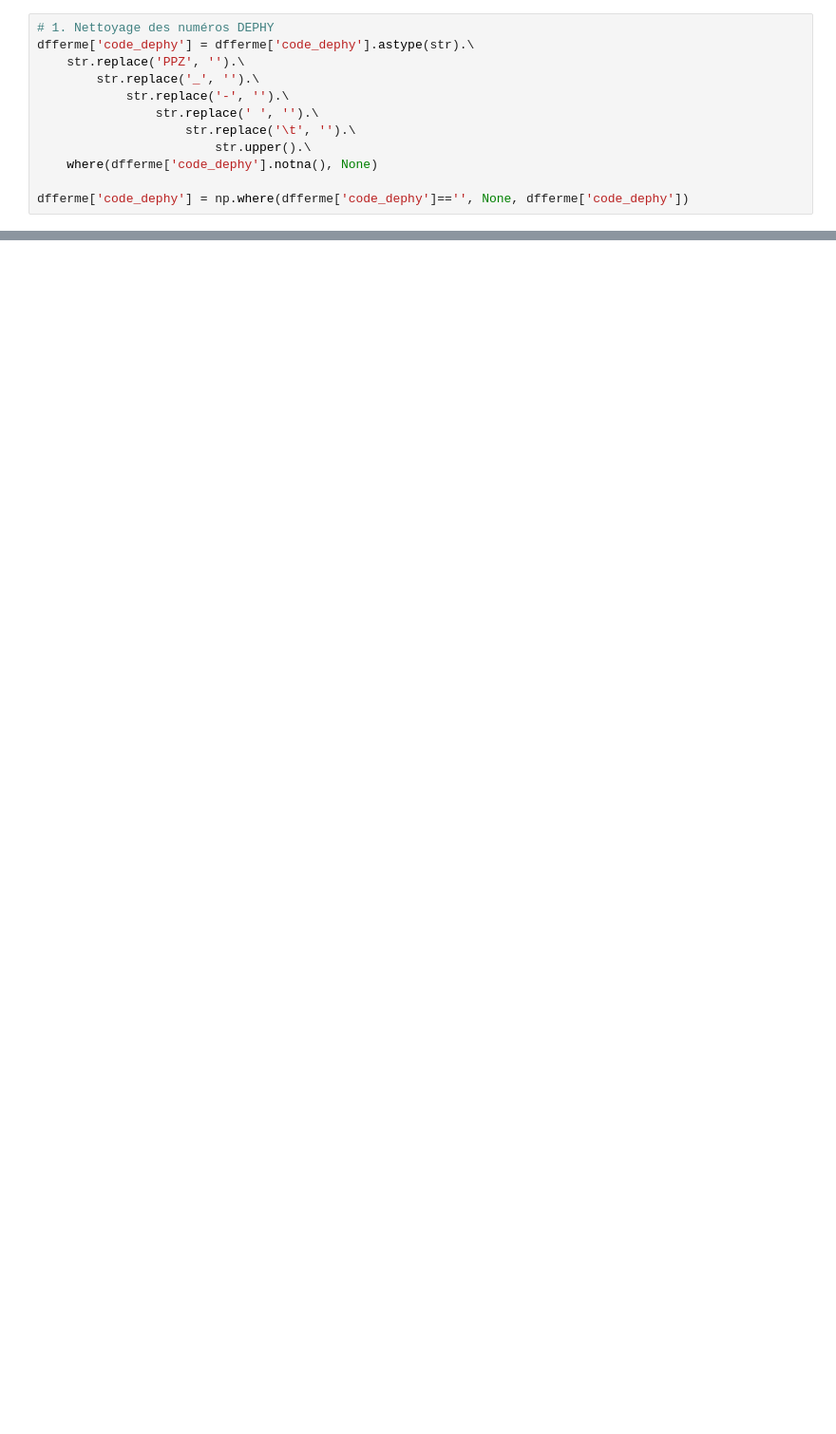
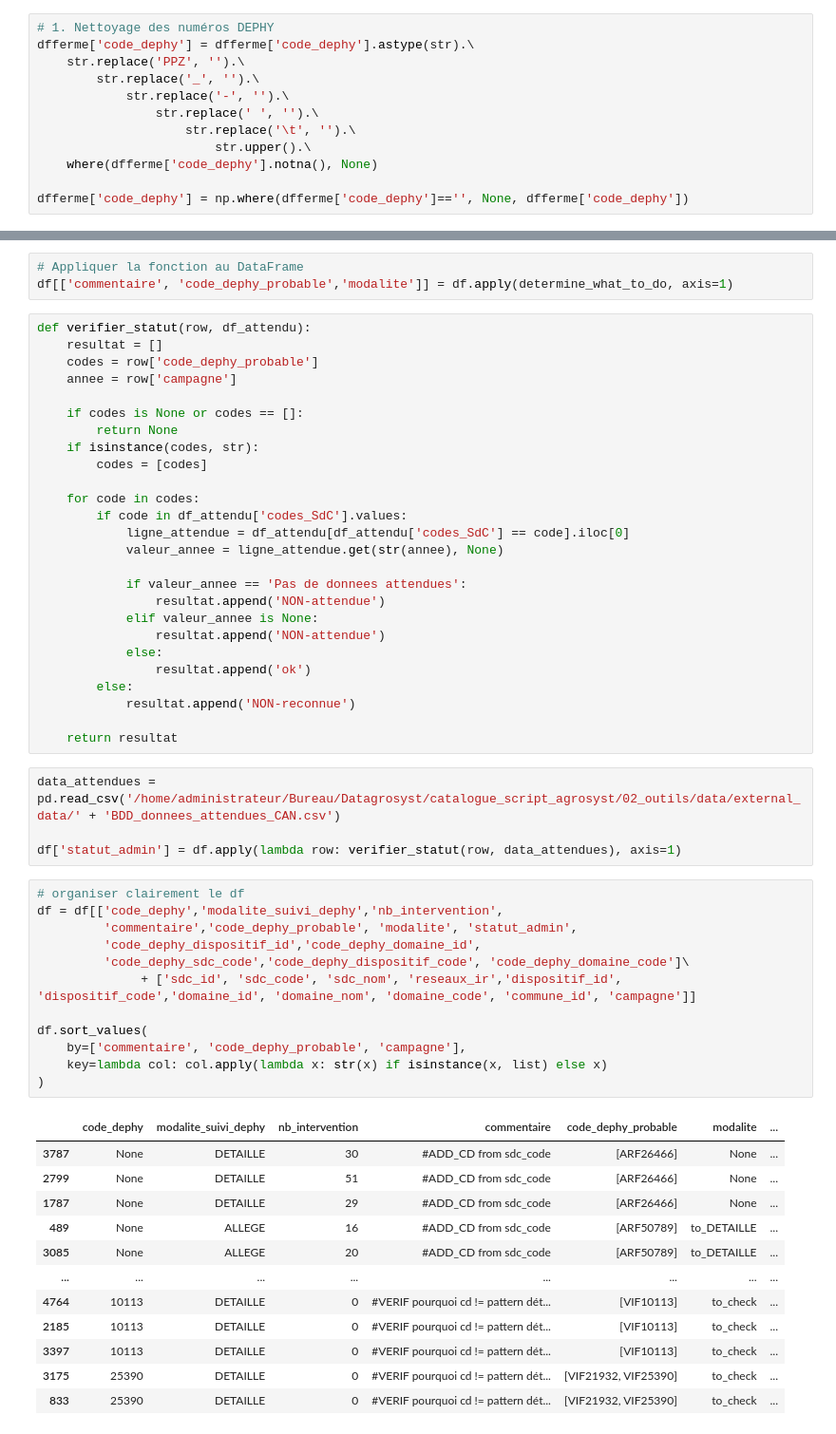
Before and after one commit to beren2/catalogue_script_agrosyst, a Jupyter notebook: thomas_prolong_numdephy/nettoyage_numdephy.ipynb, the cells around one changed output, grey strips where cells are left out. Shown at 95% size. Cells and saved outputs as stored; diff of their text form; blank space fills up the shorter version.

Commit message:
premiere version fonctionnelle complete

```diff
--- a/thomas_prolong_numdephy/nettoyage_numdephy.ipynb
+++ b/thomas_prolong_numdephy/nettoyage_numdephy.ipynb
@@ -291,0 +484,58 @@ dfferme.to_csv('/home/administrateur/Bureau/Datagrosyst/catalogue_script_agrosys
+# %%
+# Appliquer la fonction au DataFrame
+df[['commentaire', 'code_dephy_probable','modalite']] = df.apply(determine_what_to_do, axis=1)
+# %%
+def verifier_statut(row, df_attendu):
+    resultat = []
+    codes = row['code_dephy_probable']
+    annee = row['campagne']
+
+    if codes is None or codes == []:
+        return None
+    if isinstance(codes, str):
+        codes = [codes]
+
+    for code in codes:
+        if code in df_attendu['codes_SdC'].values:
+            ligne_attendue = df_attendu[df_attendu['codes_SdC'] == code].iloc[0]
+            valeur_annee = ligne_attendue.get(str(annee), None)
+
+            if valeur_annee == 'Pas de donnees attendues':
+                resultat.append('NON-attendue')
+            elif valeur_annee is None:
+                resultat.append('NON-attendue')
+            else:
+                resultat.append('ok')
+        else:
+            resultat.append('NON-reconnue')
+
+    return resultat
+# %%
+data_attendues = pd.read_csv('/home/administrateur/Bureau/Datagrosyst/catalogue_script_agrosyst/02_outils/data/external_data/' + 'BDD_donnees_attendues_CAN.csv')
+
+df['statut_admin'] = df.apply(lambda row: verifier_statut(row, data_attendues), axis=1)
+# %%
+# organiser clairement le df
+df = df[['code_dephy','modalite_suivi_dephy','nb_intervention',
+         'commentaire','code_dephy_probable', 'modalite', 'statut_admin',
+         'code_dephy_dispositif_id','code_dephy_domaine_id',
+         'code_dephy_sdc_code','code_dephy_dispositif_code', 'code_dephy_domaine_code']\
+              + ['sdc_id', 'sdc_code', 'sdc_nom', 'reseaux_ir','dispositif_id', 'dispositif_code','domaine_id', 'domaine_nom', 'domaine_code', 'commune_id', 'campagne']]
+
+df.sort_values(
+    by=['commentaire', 'code_dephy_probable', 'campagne'],
+    key=lambda col: col.apply(lambda x: str(x) if isinstance(x, list) else x)
+)
+# %% [output]
+|  | code_dephy | modalite_suivi_dephy | nb_intervention | commentaire | code_dephy_probable | modalite | ... |
+| 3787 | None | DETAILLE | 30 | #ADD_CD from sdc_code | [ARF26466] | None | ... |
+| 2799 | None | DETAILLE | 51 | #ADD_CD from sdc_code | [ARF26466] | None | ... |
+| 1787 | None | DETAILLE | 29 | #ADD_CD from sdc_code | [ARF26466] | None | ... |
+| 489 | None | ALLEGE | 16 | #ADD_CD from sdc_code | [ARF50789] | to_DETAILLE | ... |
+| 3085 | None | ALLEGE | 20 | #ADD_CD from sdc_code | [ARF50789] | to_DETAILLE | ... |
+| ... | ... | ... | ... | ... | ... | ... | ... |
+| 4764 | 10113 | DETAILLE | 0 | #VERIF pourquoi cd != pattern dét... | [VIF10113] | to_check | ... |
+| 2185 | 10113 | DETAILLE | 0 | #VERIF pourquoi cd != pattern dét... | [VIF10113] | to_check | ... |
+| 3397 | 10113 | DETAILLE | 0 | #VERIF pourquoi cd != pattern dét... | [VIF10113] | to_check | ... |
+| 3175 | 25390 | DETAILLE | 0 | #VERIF pourquoi cd != pattern dét... | [VIF21932, VIF25390] | to_check | ... |
+| 833 | 25390 | DETAILLE | 0 | #VERIF pourquoi cd != pattern dét... | [VIF21932, VIF25390] | to_check | ... |
```
Also changed, not shown: parts of 20 cells of this notebook.
